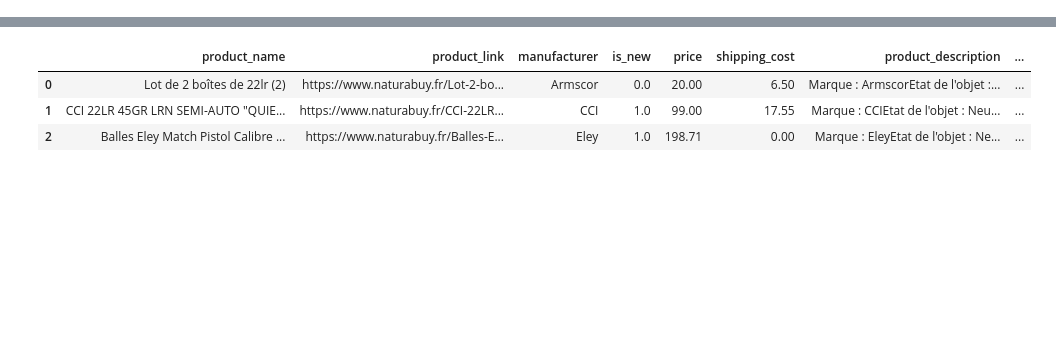
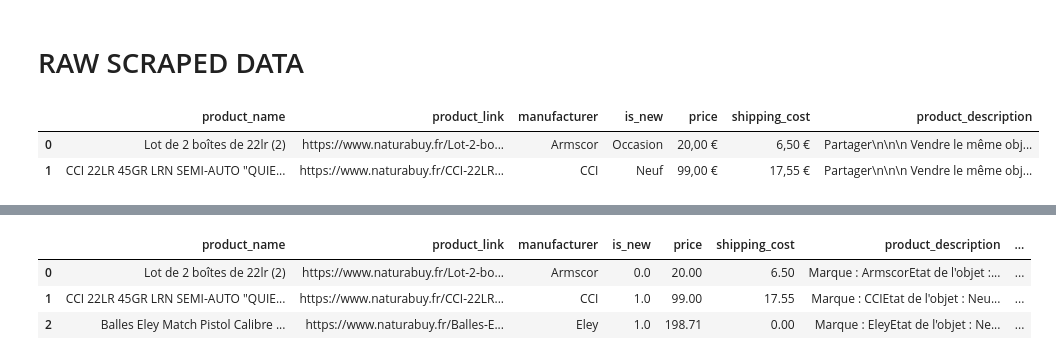
Before and after one commit to Aciago/Price_selector, a Jupyter notebook: data_collection.ipynb, the cells around one changed output, grey strips where cells are left out. Saved outputs shown, nothing was run; the diff lists cells and outputs as text; code cells hidden in the pictures; blank space fills up the shorter version.

```diff
--- a/data_collection.ipynb
+++ b/data_collection.ipynb
@@ -265,4 +267,15 @@ conn.close()
 #df = pd.DataFrame(data)
 #
 ##df
+# %% [markdown]
+# RAW SCRAPED DATA
+# %%
+# read back raw data from csv
+df = pd.read_csv('scraped_data.csv')
+
+df.head(2)
+# %% [output]
+|  | product_name | product_link | manufacturer | is_new | price | shipping_cost | product_description |
+| 0 | Lot de 2 boîtes de 22lr (2) | https://www.naturabuy.fr/Lot-2-bo... | Armscor | Occasion | 20,00 € | 6,50 € | Partager\n\n\n Vendre le même obj... |
+| 1 | CCI 22LR 45GR LRN SEMI-AUTO "QUIE... | https://www.naturabuy.fr/CCI-22LR... | CCI | Neuf | 99,00 € | 17,55 € | Partager\n\n\n Vendre le même obj... |
 # %%
```
Also changed, not shown: parts of 8 cells of this notebook, 2 other files.
